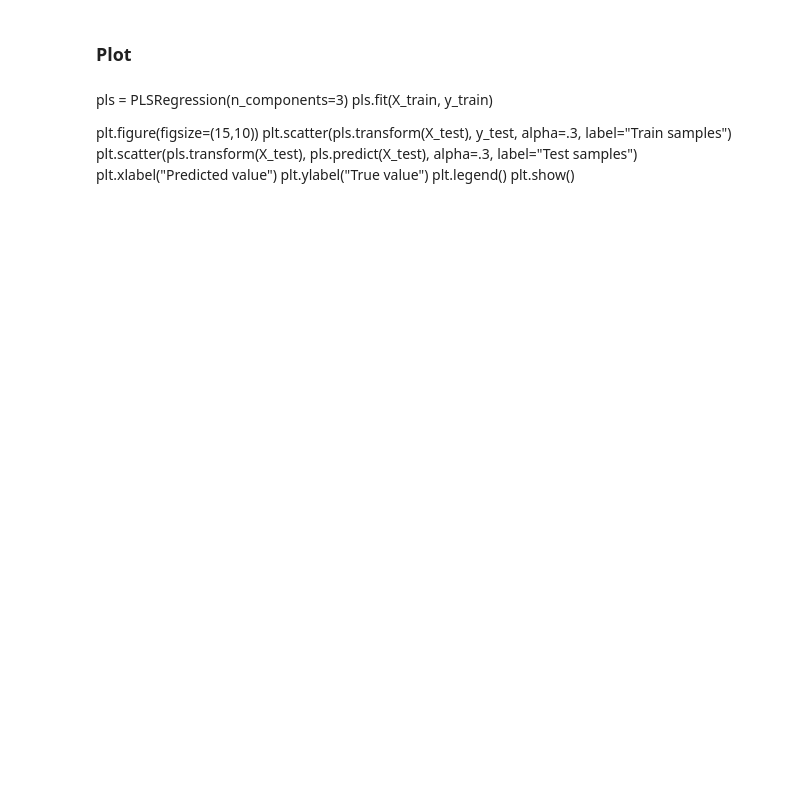
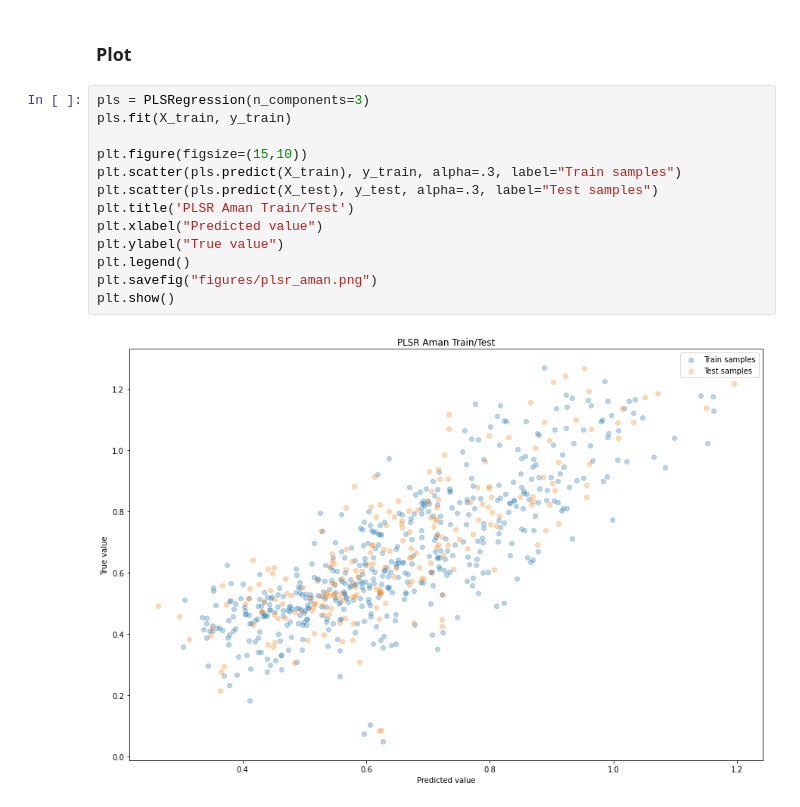
Before and after one commit to navid-almusabbir/498R-Crop-Yield-PCR-PLSR, a Jupyter notebook: PCR-PLSR-Aman.ipynb, the cells around one changed output. Drawn from its saved outputs; the diff is of its cells as text; blank space fills up the shorter version.

```diff
--- a/PCR-PLSR-Aman.ipynb
+++ b/PCR-PLSR-Aman.ipynb
@@ -212,13 +265,17 @@ MAE = 0.11506528868299509
 # %% [markdown]
 ### Plot
-# %% [markdown]
-pls = PLSRegression(n_components=3)
-pls.fit(X_train, y_train)
-
-plt.figure(figsize=(15,10))
-plt.scatter(pls.transform(X_test), y_test, alpha=.3, label="Train samples")
-plt.scatter(pls.transform(X_test), pls.predict(X_test), alpha=.3, label="Test samples")
-plt.xlabel("Predicted value")
-plt.ylabel("True value")
-plt.legend()
-plt.show()
+# %%
+pls = PLSRegression(n_components=3)
+pls.fit(X_train, y_train)
+
+plt.figure(figsize=(15,10))
+plt.scatter(pls.predict(X_train), y_train, alpha=.3, label="Train samples")
+plt.scatter(pls.predict(X_test), y_test, alpha=.3, label="Test samples")
+plt.title('PLSR Aman Train/Test')
+plt.xlabel("Predicted value")
+plt.ylabel("True value")
+plt.legend()
+plt.savefig("figures/plsr_aman.png")
+plt.show()
+# %% [output]
+[figure, added]
```
Also changed, not shown: parts of 30 cells of this notebook, 25 other files.
